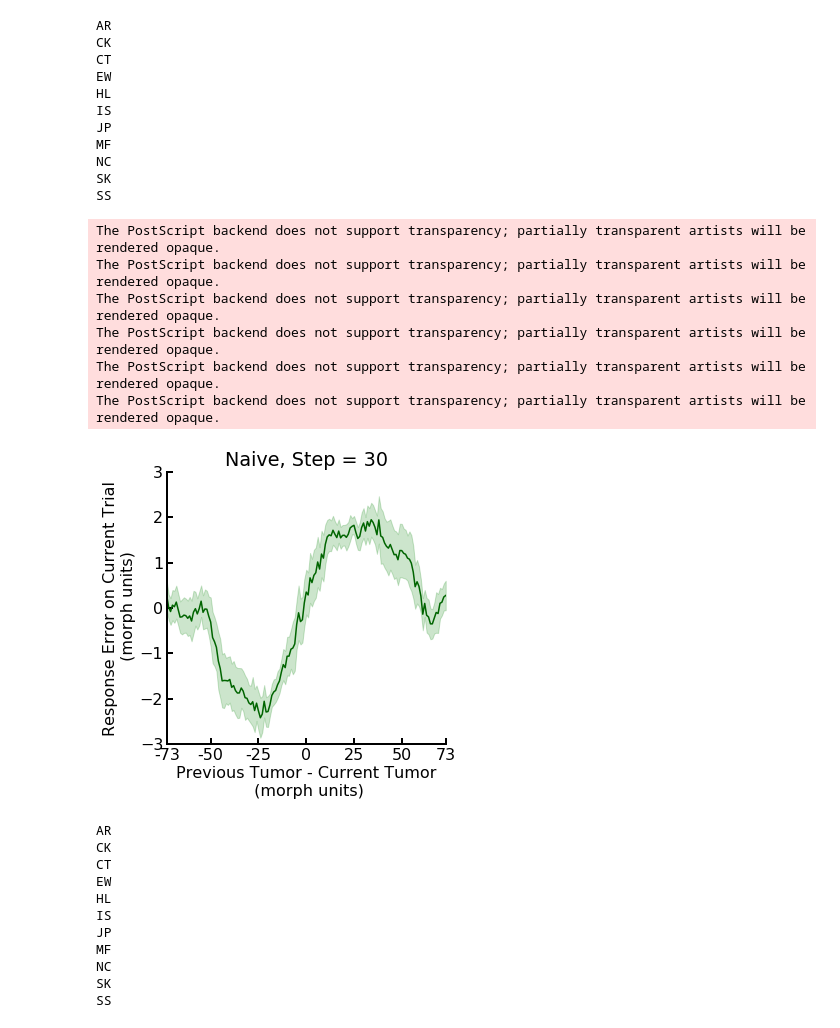
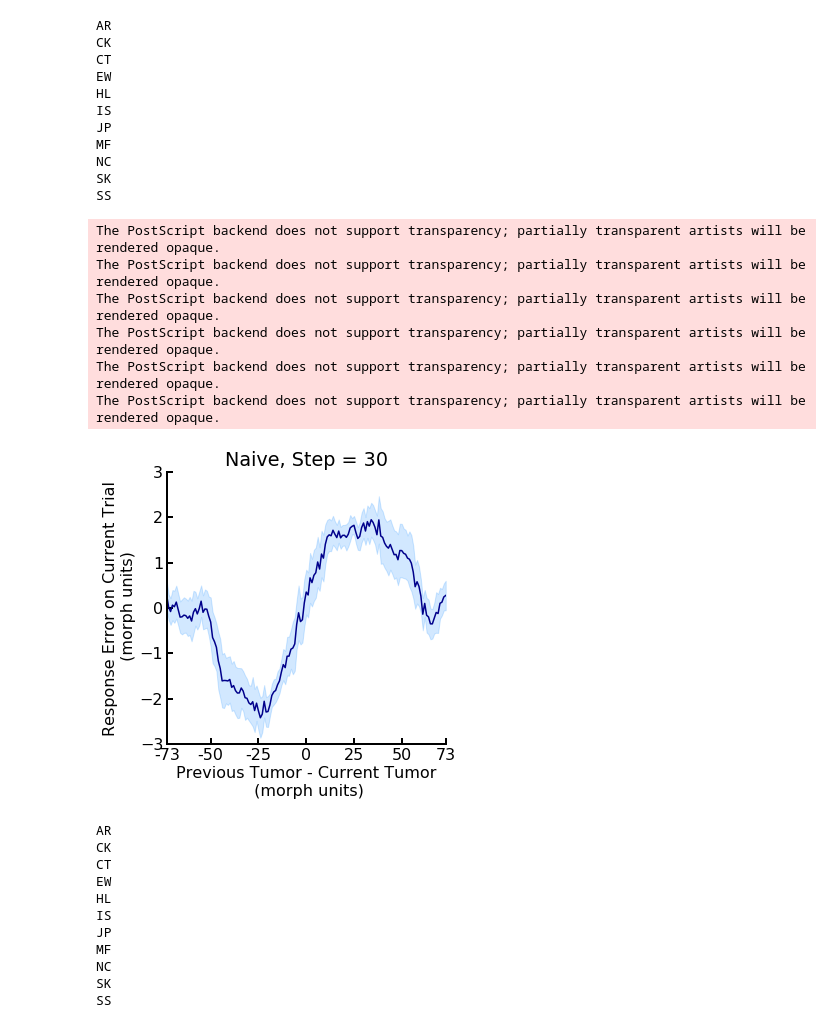
Before and after one commit to WhitneyLab/Serial_Dependence_Analysis_Base, a Jupyter notebook: figures/Fig_5_naive/Fig_5_naive.ipynb, the cells around one changed output. Saved outputs shown, nothing was run; the diff lists cells and outputs as text; code cells hidden in the pictures.

```diff
--- a/figures/Fig_5_naive/Fig_5_naive.ipynb
+++ b/figures/Fig_5_naive/Fig_5_naive.ipynb
@@ -342,27 +345,28 @@ SS
 # %%
 step = 30
 
 plt.figure(figsize=(5, 5))
-plt.plot(xvals, alldata_30['MEAN'], color='darkgreen')
-plt.fill_between(xvals, alldata_30['SEM_LOW'], alldata_30['SEM_UP'], facecolor="orange", color='green', alpha=0.2)
+plt.plot(xvals, alldata_30['MEAN'], color='darkblue')
+plt.fill_between(xvals, alldata_30['SEM_LOW'], alldata_30['SEM_UP'], facecolor="orange", color='dodgerblue', alpha=0.2)
 plt.ylabel('Response Error on Current Trial\n (morph units)')
 plt.xlabel('Previous Tumor - Current Tumor\n (morph units)')
 plt.ylim([-3, 3])
 plt.xlim([-73, 73])
 plt.yticks(np.arange(-3, 4, 1))
 plt.xticks([-73, -50, -25, 0, 25, 50, 73], ('-73', '-50', '-25', '0', '25', '50', '73'))
 sns.despine()
 plt.title('Naive, Step = ' + str(step))
 plt.savefig('Step' + str(step) + '_AvgRunningMean_Naive.eps', bbox_inches='tight', dpi=1200)
 plt.savefig('Step' + str(step) + '_AvgRunningMean_Naive.jpg', bbox_inches='tight', dpi=1200)
+plt.savefig('Step' + str(step) + '_AvgRunningMean_Naive.svg', bbox_inches='tight', dpi=1200)
 # %% [output]
 The PostScript backend does not support transparency; partially transparent artists will be rendered opaque.
 The PostScript backend does not support transparency; partially transparent artists will be rendered opaque.
 The PostScript backend does not support transparency; partially transparent artists will be rendered opaque.
 The PostScript backend does not support transparency; partially transparent artists will be rendered opaque.
 The PostScript backend does not support transparency; partially transparent artists will be rendered opaque.
 The PostScript backend does not support transparency; partially transparent artists will be rendered opaque.
-[figure, old version]
+[figure, new version]
 # %%
 ## IMPORTANT PARAMETERS:
 step = 35
```
Also changed, not shown: parts of 5 cells of this notebook, 10 other files.
